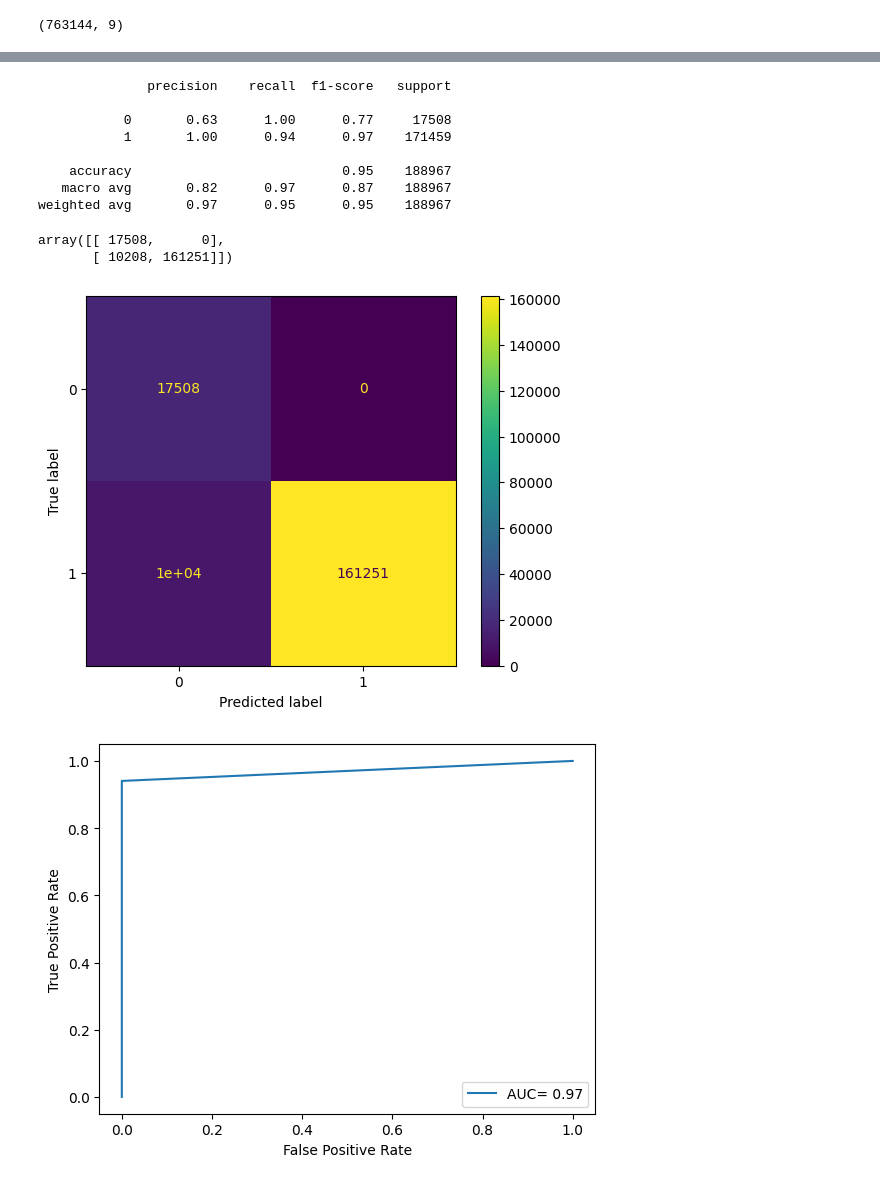
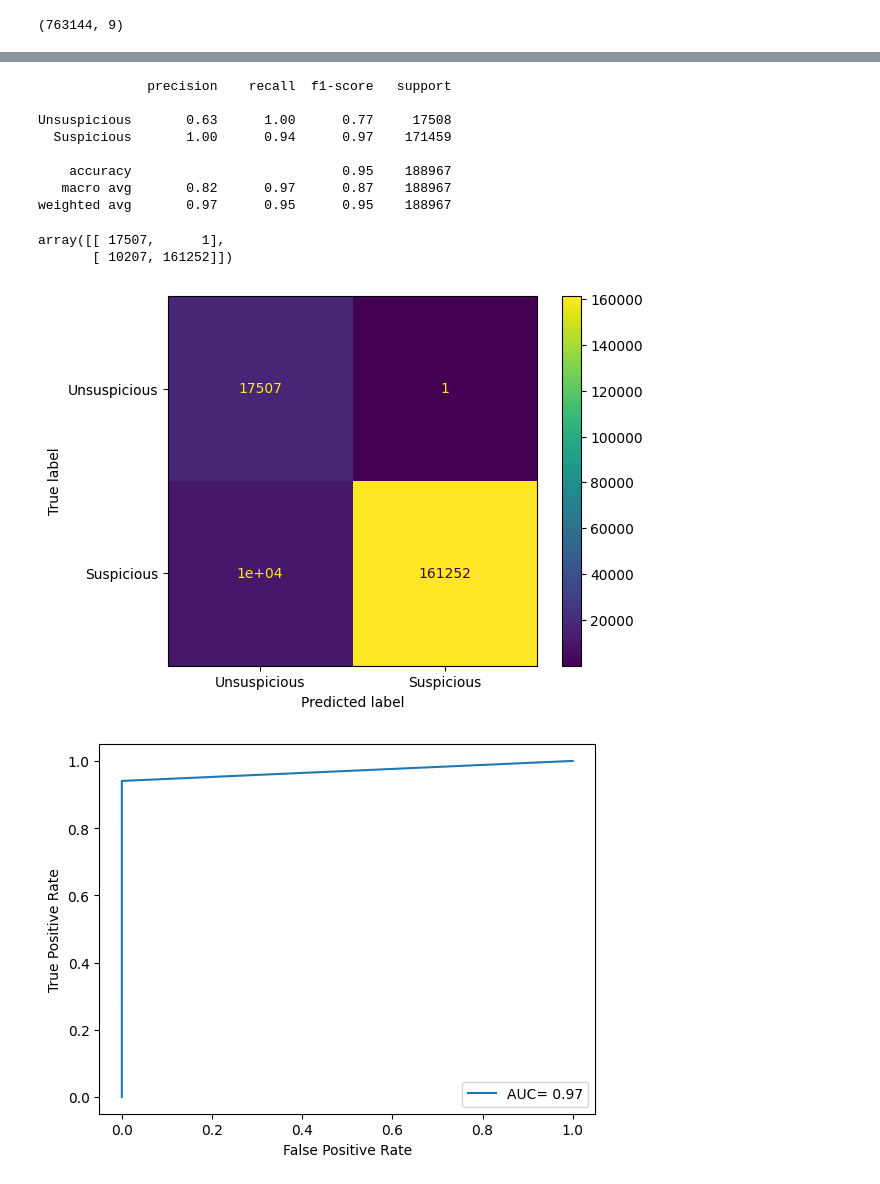
Before and after one commit to moryba/Beth-project, a Jupyter notebook: Models/Transformer/Transformer3.ipynb, the cells around one changed output, grey strips where cells are left out. Cells and saved outputs as stored; diff of their text form; code cells hidden in the pictures.

Commit message:
update_transformer3

```diff
--- a/Models/Transformer/Transformer3.ipynb
+++ b/Models/Transformer/Transformer3.ipynb
@@ -396,40 +395,41 @@ def create_transformer_model(input_cat1_shape, input_cat2_shape, input_num_shape
   input_num = Input(shape=(input_num_shape,))
 
   # Define embedding layers
-  embedding_size = 128
+  embedding_size = 256
+  embedding_size2 = 128
   embed_cat1 = Embedding(input_dim=input_cat1_vocab,
                          output_dim=embedding_size,
                          embeddings_initializer = RandomNormal(mean=0.0, stddev=0.0001, seed=41),
-                         embeddings_regularizer = L1L2(l1=0.00001, l2=0.0001),
-                         embeddings_constraint  = UnitNorm(axis=[0,1]),
+                        #  embeddings_regularizer = L1L2(l1=0.00001, l2=0.0001),
+                        #  embeddings_constraint  = UnitNorm(axis=[0,1]),
                          mask_zero=False)(input_cat1)
-  embed_cat1 = Dense(32, activation='linear')(embed_cat1)
+  embed_cat1 = Dense(embedding_size2, activation='linear')(embed_cat1)
   embed_cat2 = Embedding(input_dim=input_cat2_vocab,
                          output_dim=embedding_size,
                          embeddings_initializer = RandomNormal(mean=0.0, stddev=0.0001, seed=41),
-                         embeddings_regularizer = L1L2(l1=0.00001, l2=0.0001),
-                         embeddings_constraint  = UnitNorm(axis=[0,1]),
+                        #  embeddings_regularizer = L1L2(l1=0.00001, l2=0.0001),
+                        #  embeddings_constraint  = UnitNorm(axis=[0,1]),
                          mask_zero=False)(input_cat2)
-  embed_cat2 = Dense(32, activation='linear')(embed_cat2)
+  embed_cat2 = Dense(embedding_size2, activation='linear')(embed_cat2)
 
   # Dense for numerical inputs
 #   input_num_reshaped = tf.expand_dims(input_num, axis=1)
 #   input_num_reshaped = Dense(32, activation='linear')(input_num_reshaped)
   # Dense for numerical inputs
-  embed_num = Dense(32, activation='linear')(input_num)
+  embed_num = Dense(embedding_size2, activation='linear')(input_num)
 
   # Reshape numerical input using a Keras layer
-  input_num_reshaped = Reshape(target_shape=(1, 32))(embed_num)
+  input_num_reshaped = Reshape(target_shape=(1, embedding_size2))(embed_num)
 
   # Concatenate embedding layers
   concat_embeds = Concatenate(axis=1)([embed_cat1, embed_cat2, input_num_reshaped]) #embed_cat3, embed_cat4, embed_cat5
 
   # Positional encoding (assuming you want to use sequences)
   max_len=36
-  pos_encoding = PositionalEncoding(max_len, 32)(concat_embeds)
+  pos_encoding = PositionalEncoding(max_len, embedding_size2)(concat_embeds)
 
   # Transformer encoder block
-  encoder_output = transformer_encoder_block(pos_encoding, num_heads=8, ff_dim=32)
+  encoder_output = transformer_encoder_block(pos_encoding, num_heads=8, ff_dim=embedding_size2)
 
   # Global average pooling
   encoder_output = GlobalAveragePooling1D()(encoder_output)
@@ -508,6 +512,6 @@ Model: "functional_1"
 # %%
 # optimizer = AdamW(learning_rate=0.0001, weight_decay=0.001)
-optimizer = Adam(learning_rate=0.000006)
+optimizer = Adam(learning_rate=0.001)
 model.compile(optimizer=optimizer, loss='binary_crossentropy', metrics=['accuracy'])
 
 callback = EarlyStopping(monitor='accuracy', patience=3, restore_best_weights=False)
@@ -586,12 +590,12 @@ pred = model.predict([X_cat_test.iloc[:,3:23],
 # pred_threshold = np.where(pred>0.5,1,0)
 pred_threshold = np.argmax(pred, axis=1)
 # %%
-print(classification_report(y_test, pred_threshold))
+print(classification_report(y_test, pred_threshold, target_names=['Unsuspicious', 'Suspicious']))
 # %% [output]
               precision    recall  f1-score   support
 
-           0       0.63      1.00      0.77     17508
-           1       1.00      0.94      0.97    171459
+Unsuspicious       0.63      1.00      0.77     17508
+  Suspicious       1.00      0.94      0.97    171459
 
     accuracy                           0.95    188967
    macro avg       0.82      0.97      0.87    188967
@@ -599,13 +603,13 @@ weighted avg       0.97      0.95      0.95    188967
 # %%
 confusion_matrix(y_true=y_test, y_pred=pred_threshold)
 # %% [output]
-array([[ 17508,      0],
-       [ 10208, 161251]])
+array([[ 17507,      1],
+       [ 10207, 161252]])
 # %%
 conf_matrix = confusion_matrix(y_true=y_test, y_pred=pred_threshold)
-x=ConfusionMatrixDisplay(conf_matrix).plot()
+x=ConfusionMatrixDisplay(conf_matrix, display_labels=['Unsuspicious', 'Suspicious']).plot()
 # %% [output]
-[figure, old version]
+[figure, new version]
 # %%
 auroc = roc_auc_score(y_true=y_test, y_score=pred_threshold)
 fpr, tpr, _ = roc_curve(y_test, pred_threshold)
```
Also changed, not shown: parts of 7 cells of this notebook, 8 other files.
